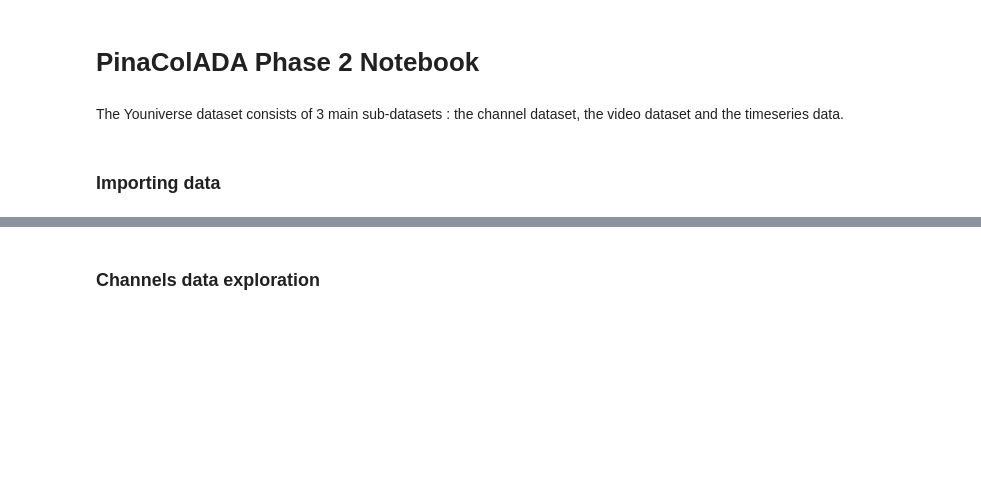
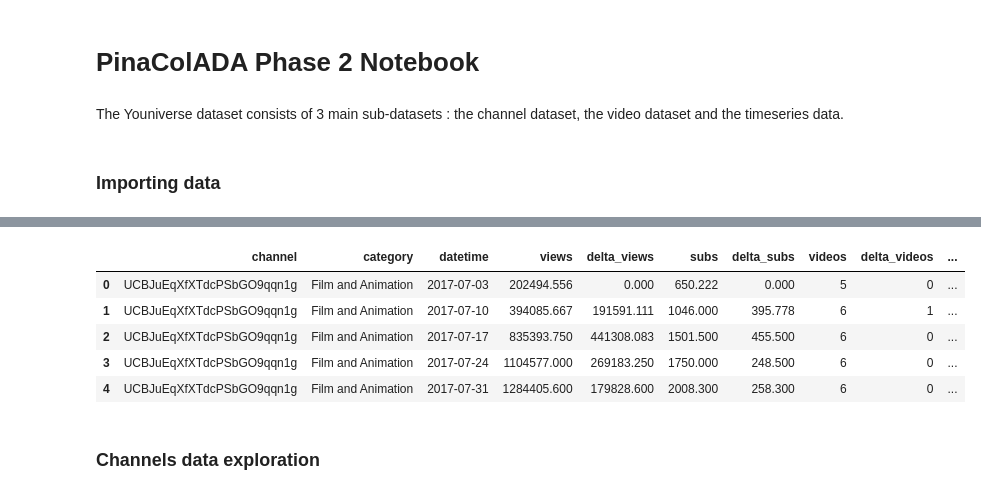
Before and after one commit to epfl-ada/ada-2022-project-pinacolada, a Jupyter notebook: notebook.ipynb, the cells around one changed output, grey strips where cells are left out. Drawn from its saved outputs; the diff is of its cells as text; code cells hidden in the pictures; blank space fills up the shorter version.

```diff
--- a/notebook.ipynb
+++ b/notebook.ipynb
@@ -47,8 +47,16 @@ channels.head()
 # %%
 timeseries = pd.read_csv(PATH_TIME_SERIES_DST, sep = '\t')
 timeseries['datetime'] = pd.to_datetime(timeseries['datetime'])
 timeseries = timeseries.round(decimals=3)
+timeseries['category'] = timeseries['category'].fillna('Undefined')
 timeseries.head()
+# %% [output]
+|  | channel | category | datetime | views | delta_views | subs | delta_subs | videos | delta_videos | ... |
+| 0 | UCBJuEqXfXTdcPSbGO9qqn1g | Film and Animation | 2017-07-03 | 202494.556 | 0.000 | 650.222 | 0.000 | 5 | 0 | ... |
+| 1 | UCBJuEqXfXTdcPSbGO9qqn1g | Film and Animation | 2017-07-10 | 394085.667 | 191591.111 | 1046.000 | 395.778 | 6 | 1 | ... |
+| 2 | UCBJuEqXfXTdcPSbGO9qqn1g | Film and Animation | 2017-07-17 | 835393.750 | 441308.083 | 1501.500 | 455.500 | 6 | 0 | ... |
+| 3 | UCBJuEqXfXTdcPSbGO9qqn1g | Film and Animation | 2017-07-24 | 1104577.000 | 269183.250 | 1750.000 | 248.500 | 6 | 0 | ... |
+| 4 | UCBJuEqXfXTdcPSbGO9qqn1g | Film and Animation | 2017-07-31 | 1284405.600 | 179828.600 | 2008.300 | 258.300 | 6 | 0 | ... |
 # %% [markdown]
 ### Channels data exploration
 # %%
```
Also changed, not shown: parts of 22 cells of this notebook.
